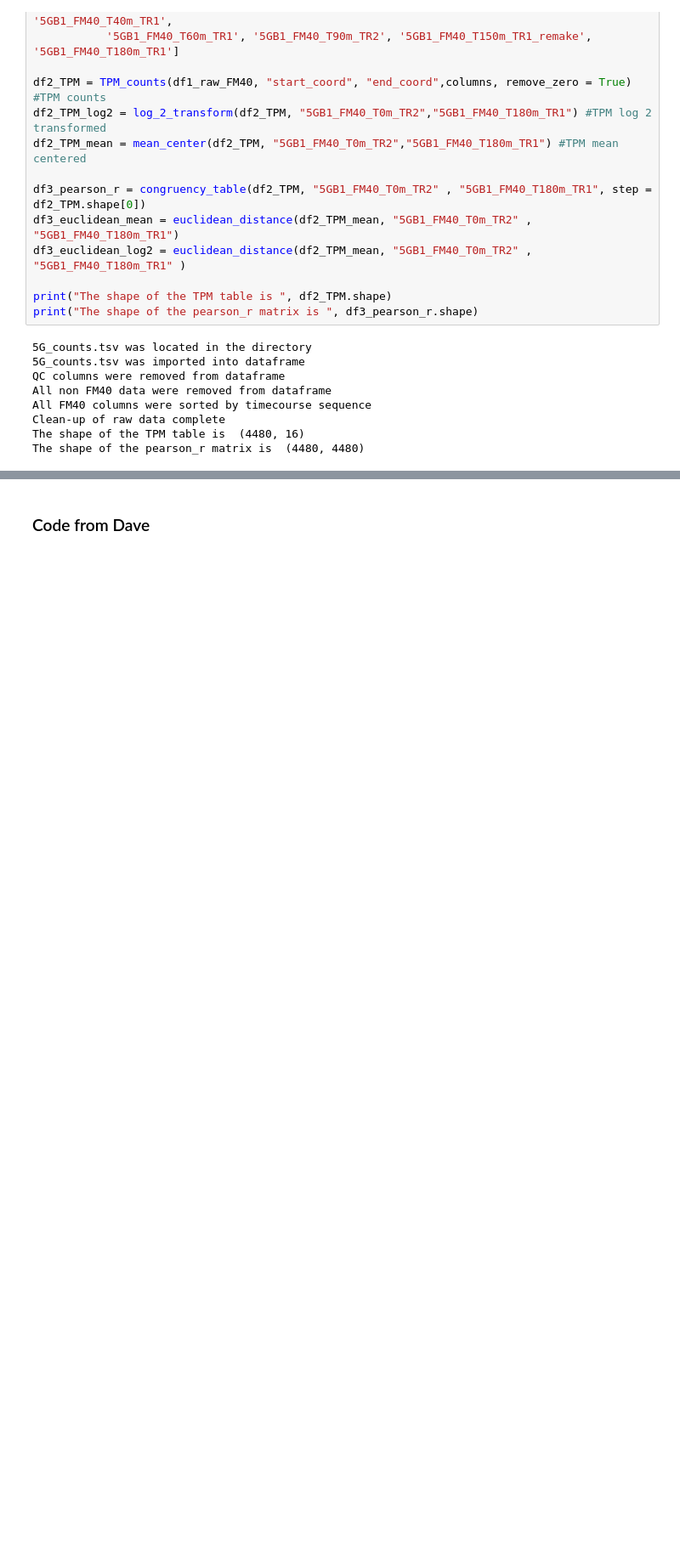
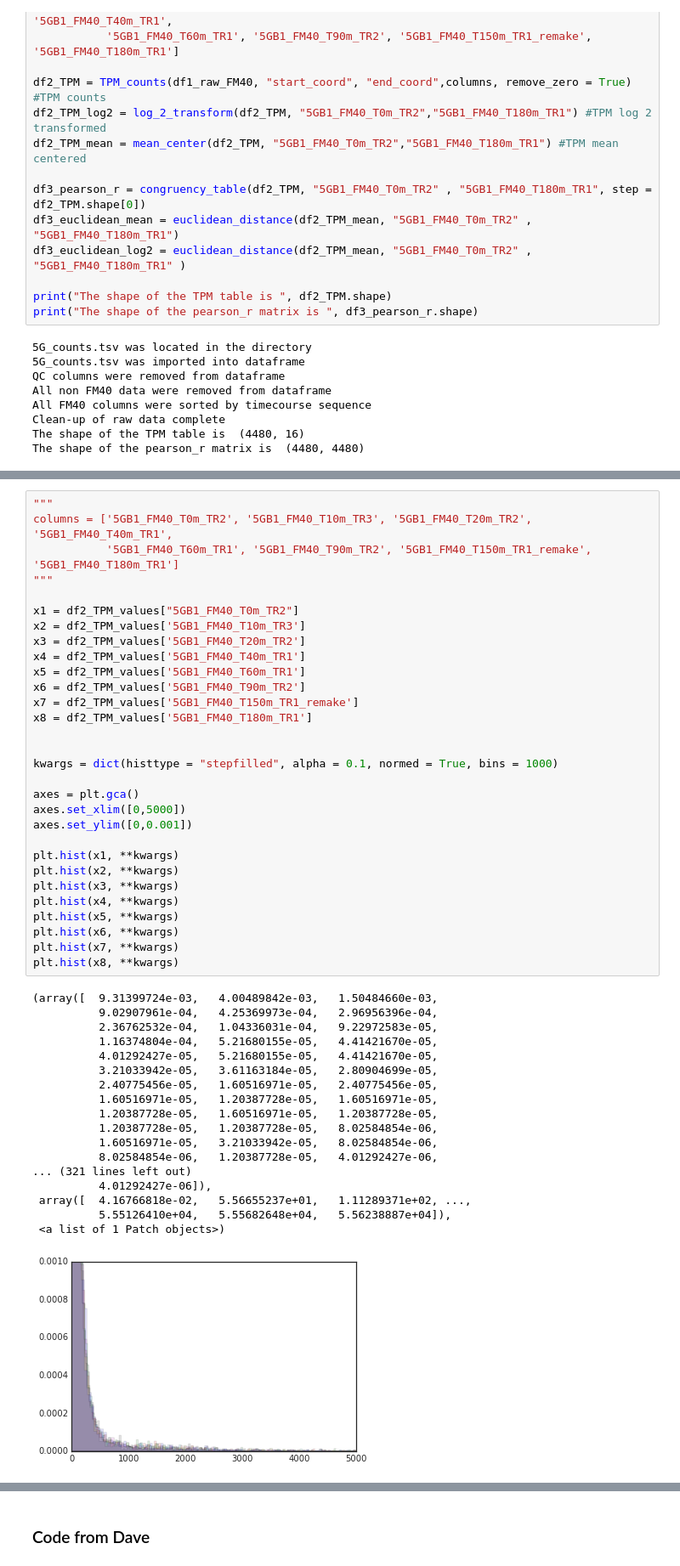
Before and after one commit to JiayuanGuo/Cu_transition_time_course-, a Jupyter notebook: Data_exploring_post_clustering_failure.ipynb, the cells around one changed output, grey strips where cells are left out. Shown at 85% size. Saved outputs shown, nothing was run; the diff lists cells and outputs as text; blank space fills up the shorter version.

```diff
--- a/Data_exploring_post_clustering_failure.ipynb
+++ b/Data_exploring_post_clustering_failure.ipynb
@@ -32,0 +99,49 @@ The shape of the pearson_r matrix is  (4480, 4480)
+# %%
+"""
+columns = ['5GB1_FM40_T0m_TR2', '5GB1_FM40_T10m_TR3', '5GB1_FM40_T20m_TR2', '5GB1_FM40_T40m_TR1',
+           '5GB1_FM40_T60m_TR1', '5GB1_FM40_T90m_TR2', '5GB1_FM40_T150m_TR1_remake', '5GB1_FM40_T180m_TR1']
+"""
+
+x1 = df2_TPM_values["5GB1_FM40_T0m_TR2"]
+x2 = df2_TPM_values['5GB1_FM40_T10m_TR3']
+x3 = df2_TPM_values['5GB1_FM40_T20m_TR2']
+x4 = df2_TPM_values['5GB1_FM40_T40m_TR1']
+x5 = df2_TPM_values['5GB1_FM40_T60m_TR1']
+x6 = df2_TPM_values['5GB1_FM40_T90m_TR2']
+x7 = df2_TPM_values['5GB1_FM40_T150m_TR1_remake']
+x8 = df2_TPM_values['5GB1_FM40_T180m_TR1']
+
+
+kwargs = dict(histtype = "stepfilled", alpha = 0.1, normed = True, bins = 1000)
+
+axes = plt.gca()
+axes.set_xlim([0,5000])
+axes.set_ylim([0,0.001])
+
+plt.hist(x1, **kwargs)
+plt.hist(x2, **kwargs)
+plt.hist(x3, **kwargs)
+plt.hist(x4, **kwargs)
+plt.hist(x5, **kwargs)
+plt.hist(x6, **kwargs)
+plt.hist(x7, **kwargs)
+plt.hist(x8, **kwargs)
+# %% [output]
+(array([  9.31399724e-03,   4.00489842e-03,   1.50484660e-03,
+          9.02907961e-04,   4.25369973e-04,   2.96956396e-04,
+          2.36762532e-04,   1.04336031e-04,   9.22972583e-05,
+          1.16374804e-04,   5.21680155e-05,   4.41421670e-05,
+          4.01292427e-05,   5.21680155e-05,   4.41421670e-05,
+          3.21033942e-05,   3.61163184e-05,   2.80904699e-05,
+          2.40775456e-05,   1.60516971e-05,   2.40775456e-05,
+          1.60516971e-05,   1.20387728e-05,   1.60516971e-05,
+          1.20387728e-05,   1.60516971e-05,   1.20387728e-05,
+          1.20387728e-05,   1.20387728e-05,   8.02584854e-06,
+          1.60516971e-05,   3.21033942e-05,   8.02584854e-06,
+          8.02584854e-06,   1.20387728e-05,   4.01292427e-06,
+... (321 lines left out)
+          4.01292427e-06]),
+ array([  4.16766818e-02,   5.56655237e+01,   1.11289371e+02, ...,
+          5.55126410e+04,   5.55682648e+04,   5.56238887e+04]),
+ <a list of 1 Patch objects>)
+[figure, added]
```
Also changed, not shown: parts of 25 cells of this notebook.
